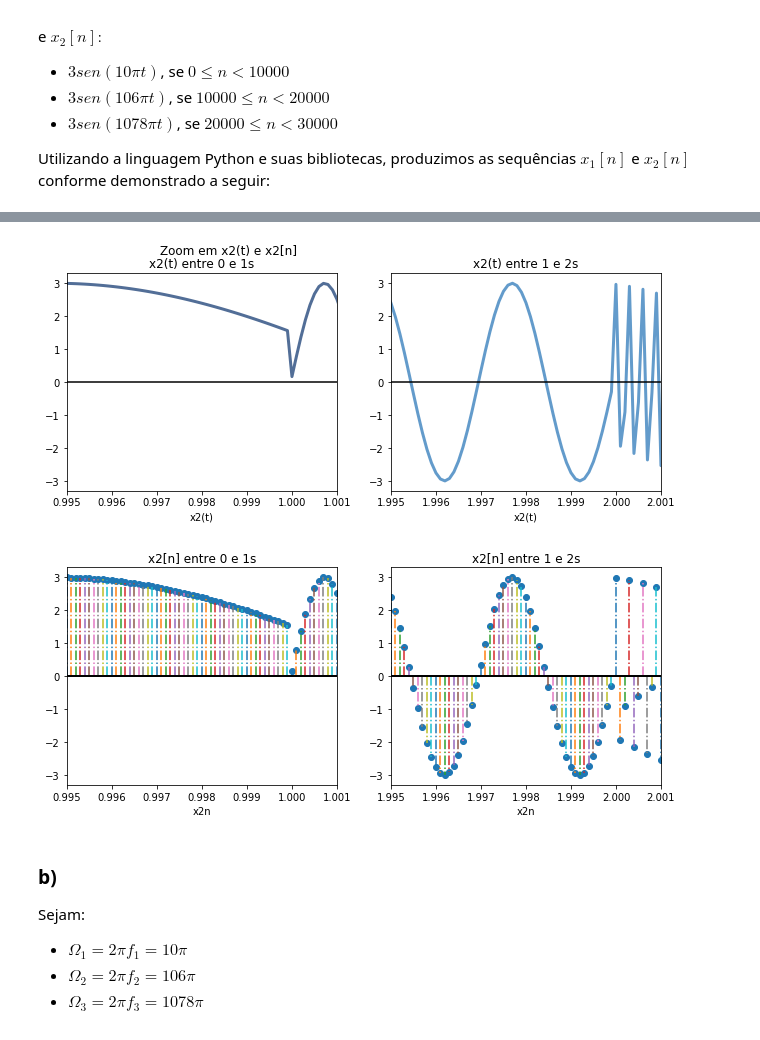
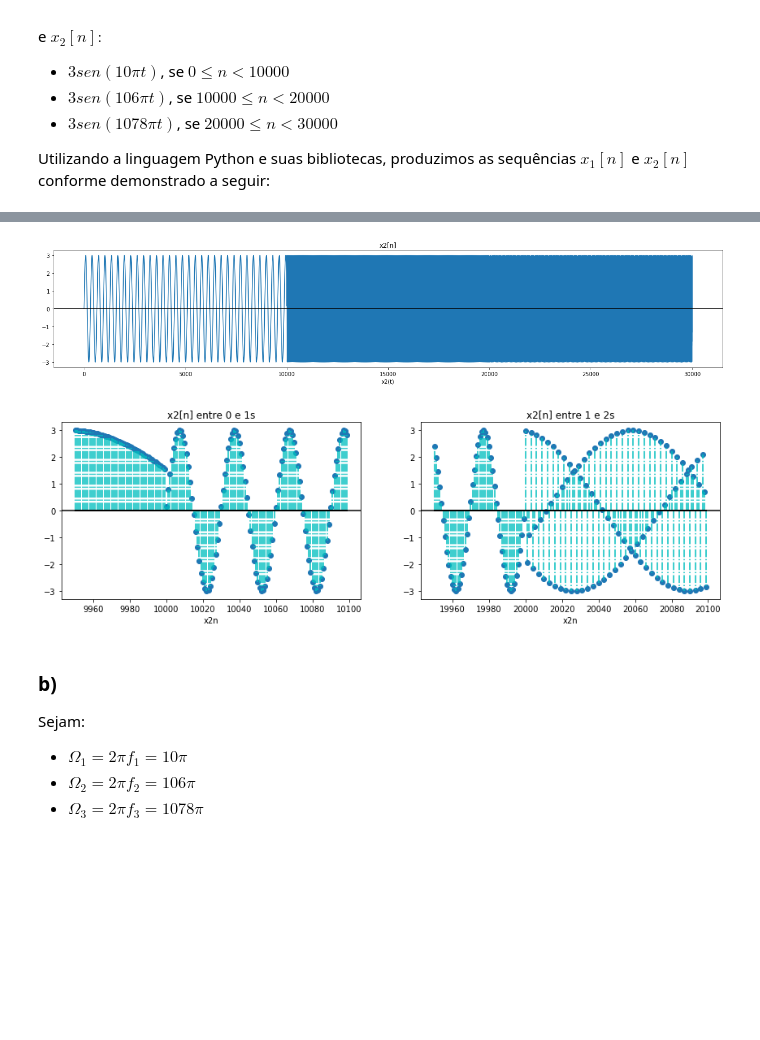
Before and after one commit to ecalasans/pds_-2, a Jupyter notebook: p2.ipynb, the cells around one changed output, grey strips where cells are left out. Cells and saved outputs as stored; diff of their text form; code cells hidden in the pictures; blank space fills up the shorter version.

```diff
--- a/p2.ipynb
+++ b/p2.ipynb
@@ -110,44 +114,39 @@ plt.show()
+# %%
+# x2_n
+plt.title('x2[n]')
+plt.plot(x2_n.ts*10000, x2_n.ys)
+plt.xlabel('x2(t)')
+plt.axhline(y=0, color='k')
+plt.subplots_adjust(right=3)
+
+plt.show()
+# %% [output]
+[figure, added]
 # %%
-# x2_n
+#Detalhe
+x2Det_01_k = x2_n.ts[range(9950, 10100)]
+x2Det_01_y = x2_n.ys[range(9950, 10100)]
+
+x2Det_12_k = x2_n.ts[range(19950, 20100)]
+x2Det_12_y = x2_n.ys[range(19950, 20100)]
+
 plt.subplot(1,2,1)
-plt.suptitle('Zoom em x2(t) e x2[n]')
-plt.title('x2(t) entre 0 e 1s')
-x2_n.plot()
-plt.xlim(0.995, 1.001)
-plt.xlabel('x2(t)')
+m, s, b = plt.stem(x2Det_01_k*10000, x2Det_01_y, 'c-.')
+plt.setp(b, color='k', linewidth=2)
+plt.xlabel('x2n')
+plt.title('x2[n] entre 0 e 1s')
 plt.axhline(y=0, color='k')
 
 plt.subplot(1,2,2)
-plt.title('x2(t) entre 1 e 2s')
-x2_n.plot()
-plt.xlim(1.995, 2.001)
-plt.xlabel('x2(t)')
+m, s, b = plt.stem(x2Det_12_k*10000, x2Det_12_y, 'c-.')
+plt.setp(b, color='k', linewidth=2)
+plt.xlabel('x2n')
+plt.title('x2[n] entre 1 e 2s')
 plt.axhline(y=0, color='k')
-plt.subplots_adjust(right=1.5)
-
+plt.subplots_adjust(right=2)
 plt.show()
 # %% [output]
-[figure, old version]
+[figure, new version]
-# %%
-plt.subplot(1,2,1)
-m, s, b = plt.stem(x2_n.ts, x2_n.ys, '-.')
-plt.xlim(0.995, 1.001)
-plt.setp(b, color='k', linewidth=2)
-plt.xlabel('x2n')
-plt.title('x2[n] entre 0 e 1s')
-plt.axhline(y=0, color='k')
-
-plt.subplot(1,2,2)
-m, s, b = plt.stem(x2_n.ts, x2_n.ys, '-.')
-plt.xlim(1.995, 2.001)
-plt.setp(b, color='k', linewidth=2)
-plt.xlabel('x2n')
-plt.title('x2[n] entre 1 e 2s')
-plt.axhline(y=0, color='k')
-plt.subplots_adjust(right=1.5)
-plt.show()
-# %% [output]
-[figure, removed]
 # %% [markdown]
 <h3>b)</h3>
 
```
Also changed, not shown: parts of 2 cells of this notebook.
